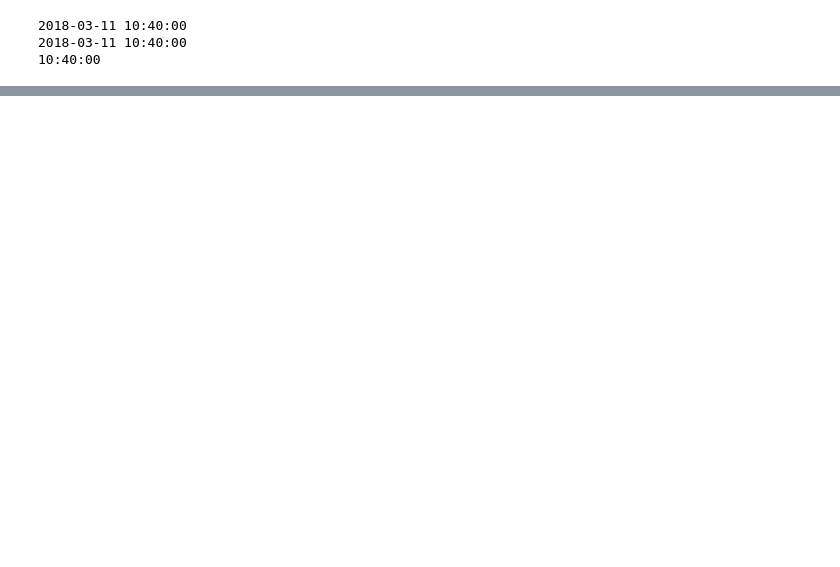
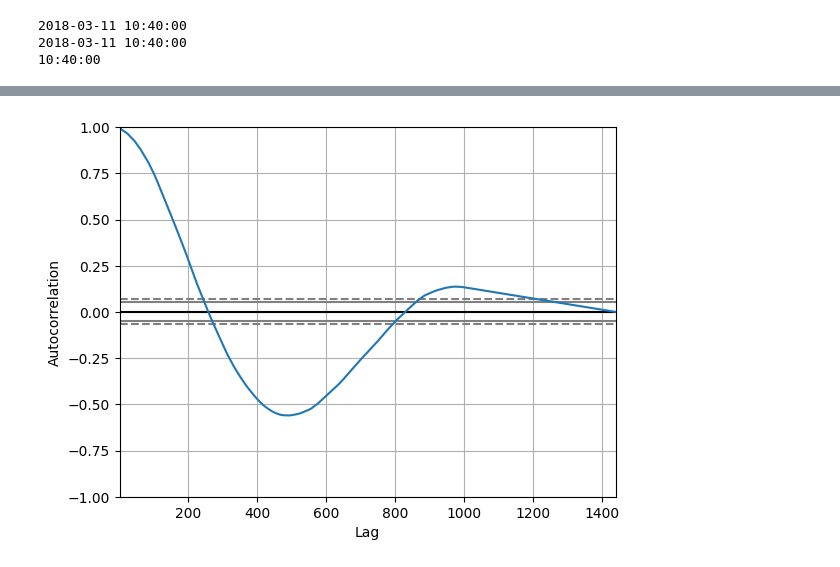
Before and after one commit to Watson15/cucai2025, a Jupyter notebook: code/testing.ipynb, the cells around one changed output, grey strips where cells are left out. Saved outputs shown, nothing was run; the diff lists cells and outputs as text; code cells hidden in the pictures; blank space fills up the shorter version.

```diff
--- a/code/testing.ipynb
+++ b/code/testing.ipynb
@@ -153,0 +175,3 @@ SPP
+# %%
+df.index = df['time']
+df.drop(columns='time')
@@ -153,0 +196,7 @@ SPP
+# %%
+#take auto correletion of df
+from pandas.plotting import autocorrelation_plot
+autocorrelation_plot(df["solar_power"])
+plt.show()
+# %% [output]
+[figure, added]
```
Also changed, not shown: parts of 14 cells of this notebook.
